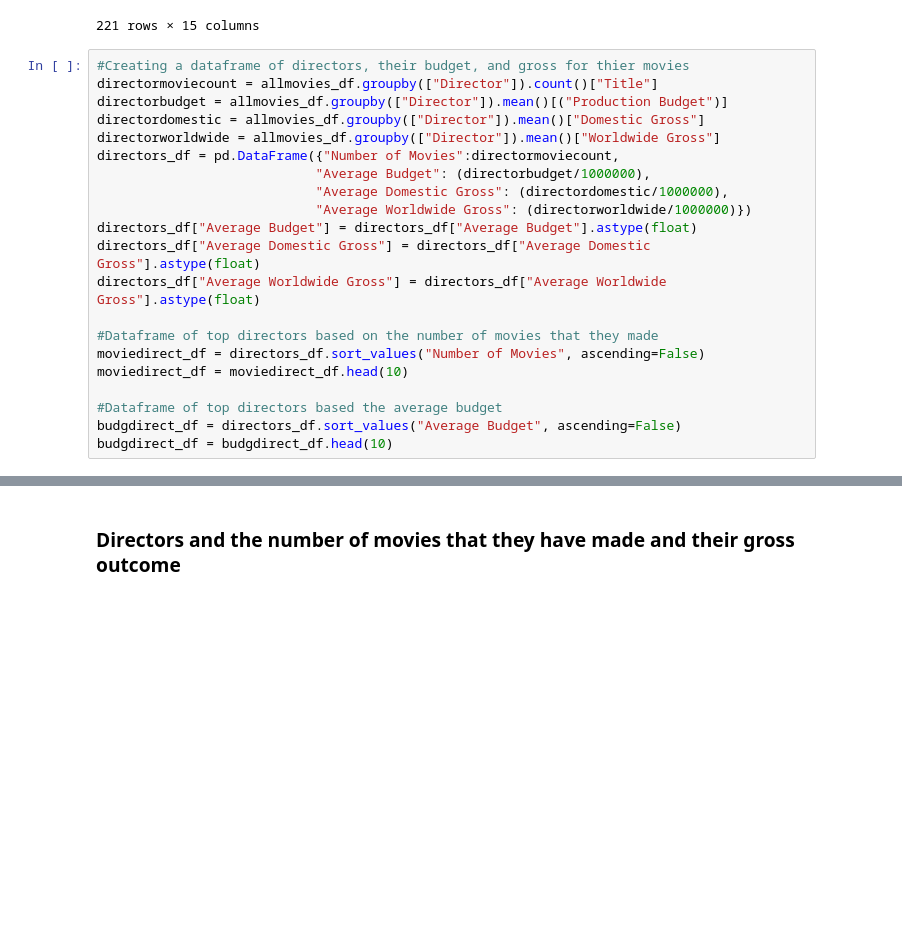
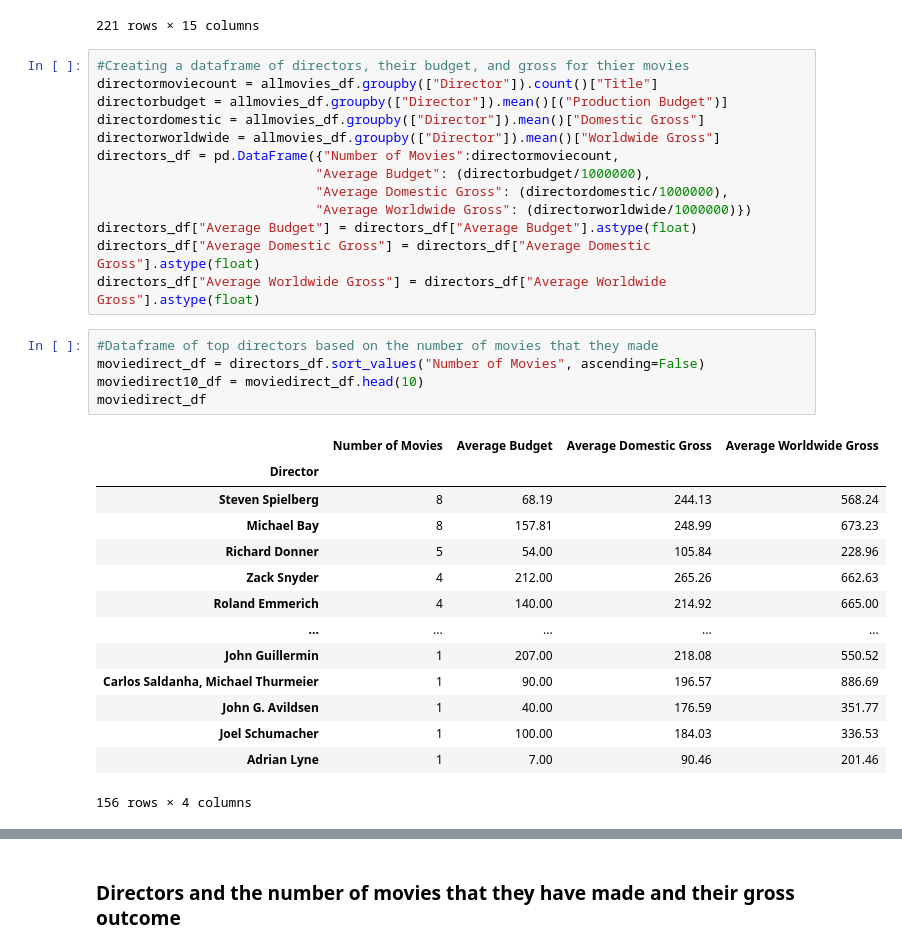
Before and after one commit to annied222/Project_1, a Jupyter notebook: directors.ipynb, the cells around one changed output, grey strips where cells are left out. Cells and saved outputs as stored; diff of their text form; blank space fills up the shorter version.

Commit message:
Adding complete DataFrame in directors.ipynb for movie count and budget

```diff
--- a/directors.ipynb
+++ b/directors.ipynb
@@ -41,11 +41,23 @@ directors_df = pd.DataFrame({"Number of Movies":directormoviecount,
 directors_df["Average Budget"] = directors_df["Average Budget"].astype(float)
 directors_df["Average Domestic Gross"] = directors_df["Average Domestic Gross"].astype(float)
 directors_df["Average Worldwide Gross"] = directors_df["Average Worldwide Gross"].astype(float)
-
-#Dataframe of top directors based on the number of movies that they made
-moviedirect_df = directors_df.sort_values("Number of Movies", ascending=False)
-moviedirect_df = moviedirect_df.head(10)
-
-#Dataframe of top directors based the average budget
-budgdirect_df = directors_df.sort_values("Average Budget", ascending=False)
-budgdirect_df = budgdirect_df.head(10)
+# %%
+#Dataframe of top directors based on the number of movies that they made
+moviedirect_df = directors_df.sort_values("Number of Movies", ascending=False)
+moviedirect10_df = moviedirect_df.head(10)
+moviedirect_df
+# %% [output]
+|  | Number of Movies | Average Budget | Average Domestic Gross | Average Worldwide Gross |
+| Director |  |  |  |  |
+| Steven Spielberg | 8 | 68.19 | 244.13 | 568.24 |
+| Michael Bay | 8 | 157.81 | 248.99 | 673.23 |
+| Richard Donner | 5 | 54.00 | 105.84 | 228.96 |
+| Zack Snyder | 4 | 212.00 | 265.26 | 662.63 |
+| Roland Emmerich | 4 | 140.00 | 214.92 | 665.00 |
+| ... | ... | ... | ... | ... |
+| John Guillermin | 1 | 207.00 | 218.08 | 550.52 |
+| Carlos Saldanha, Michael Thurmeier | 1 | 90.00 | 196.57 | 886.69 |
+| John G. Avildsen | 1 | 40.00 | 176.59 | 351.77 |
+| Joel Schumacher | 1 | 100.00 | 184.03 | 336.53 |
+| Adrian Lyne | 1 | 7.00 | 90.46 | 201.46 |
+156 rows × 4 columns
```
Also changed, not shown: parts of 3 cells of this notebook.
